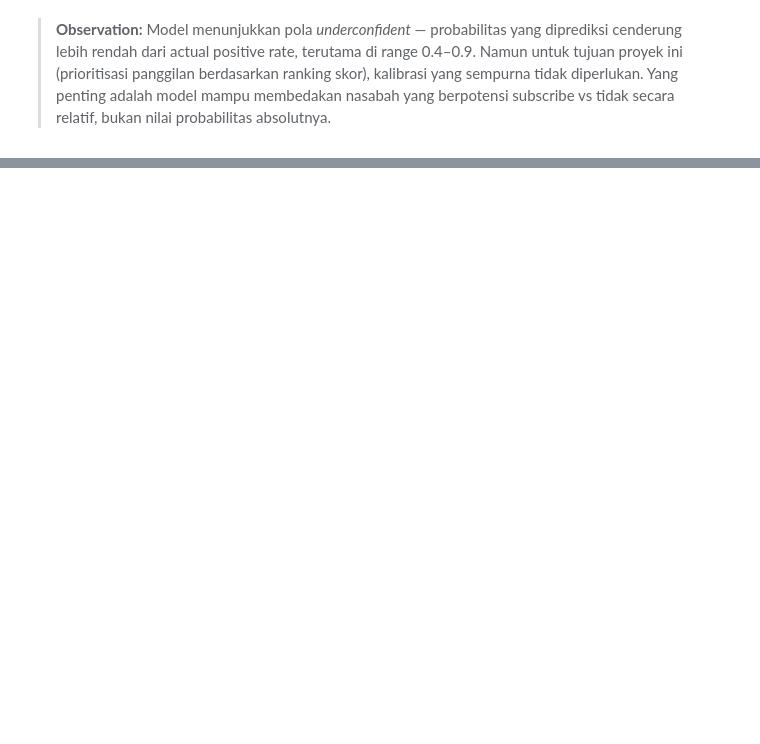
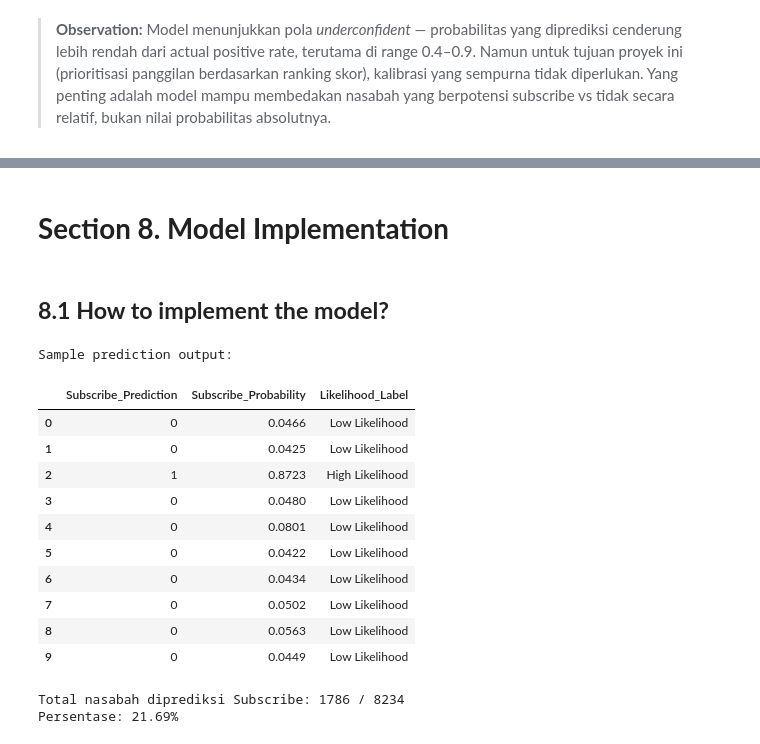
Before and after one commit to haneandreanu/bank-marketing, a Jupyter notebook: notebook/bank-marketing-analysis.ipynb, the cells around one changed output, grey strips where cells are left out. Drawn from its saved outputs; the diff is of its cells as text; code cells hidden in the pictures; blank space fills up the shorter version.

```diff
--- a/notebook/bank-marketing-analysis.ipynb
+++ b/notebook/bank-marketing-analysis.ipynb
@@ -1436,0 +1533,17 @@ Error:
+# %%
+import platform
+import imblearn
+
+best_model.fit(feature, target)
+print(f"Refitted model to full dataset: {feature.shape}")
+
+os.makedirs('../model', exist_ok=True)
+joblib.dump({'model': best_model, 'best_score': gb_cv_score}, '../model/best_model.joblib')
+print("Model saved: ../model/best_model.joblib")
+
+loaded_model = joblib.load('../model/best_model.joblib')['model']
+y_pred_loaded = loaded_model.predict(x_test)
+print("\nModel loaded successfully:")
+print(f"  Recall    : {recall_score(y_test, y_pred_loaded):.4f}")
+print(f"  F2        : {fbeta_score(y_test, y_pred_loaded, beta=2):.4f}")
+print(f"  Konsisten dengan best_model: {(y_pred_loaded == best_model.predict(x_test)).all()}")
@@ -1436,0 +1621,41 @@ Error:
+# %% [markdown]
+# **Section 8. Model Implementation**
+# %% [markdown]
+## **8.1 How to implement the model?**
+# %%
+# Load the saved model
+model = joblib.load('../model/best_model.joblib')['model']
+
+# Predict class (0 = Not Subscribe, 1 = Subscribe)
+y_pred_new   = model.predict(x_test)
+y_proba_new  = model.predict_proba(x_test)[:, 1]
+
+# Create output dataframe
+output_df = x_test.copy().reset_index(drop=True)
+output_df['Subscribe_Prediction'] = y_pred_new
+output_df['Subscribe_Probability'] = y_proba_new.round(4)
+output_df['Likelihood_Label'] = pd.cut(
+    y_proba_new,
+    bins=[0, 0.3, 0.6, 1.0],
+    labels=['Low Likelihood', 'Medium Likelihood', 'High Likelihood']
+)
+
+print("Sample prediction output:")
+display(output_df[['Subscribe_Prediction', 'Subscribe_Probability', 'Likelihood_Label']].head(10))
+print(f"\nTotal nasabah diprediksi Subscribe: {y_pred_new.sum()} / {len(y_pred_new)}")
+print(f"Persentase: {y_pred_new.sum() / len(y_pred_new) * 100:.2f}%")
+# %% [output]
+Sample prediction output:
+|  | Subscribe_Prediction | Subscribe_Probability | Likelihood_Label |
+| 0 | 0 | 0.0466 | Low Likelihood |
+| 1 | 0 | 0.0425 | Low Likelihood |
+| 2 | 1 | 0.8723 | High Likelihood |
+| 3 | 0 | 0.0480 | Low Likelihood |
+| 4 | 0 | 0.0801 | Low Likelihood |
+| 5 | 0 | 0.0422 | Low Likelihood |
+| 6 | 0 | 0.0434 | Low Likelihood |
+| 7 | 0 | 0.0502 | Low Likelihood |
+| 8 | 0 | 0.0563 | Low Likelihood |
+| 9 | 0 | 0.0449 | Low Likelihood |
+Total nasabah diprediksi Subscribe: 1786 / 8234
+Persentase: 21.69%
```
Also changed, not shown: parts of 17 cells of this notebook, 3 other files.
